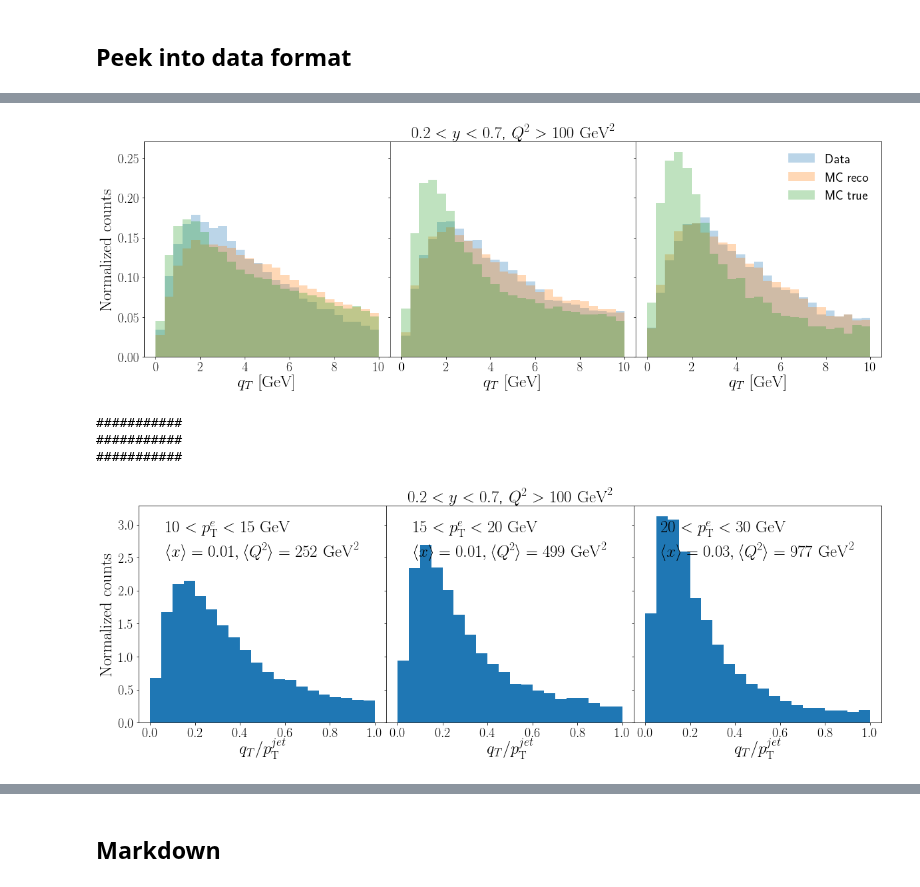
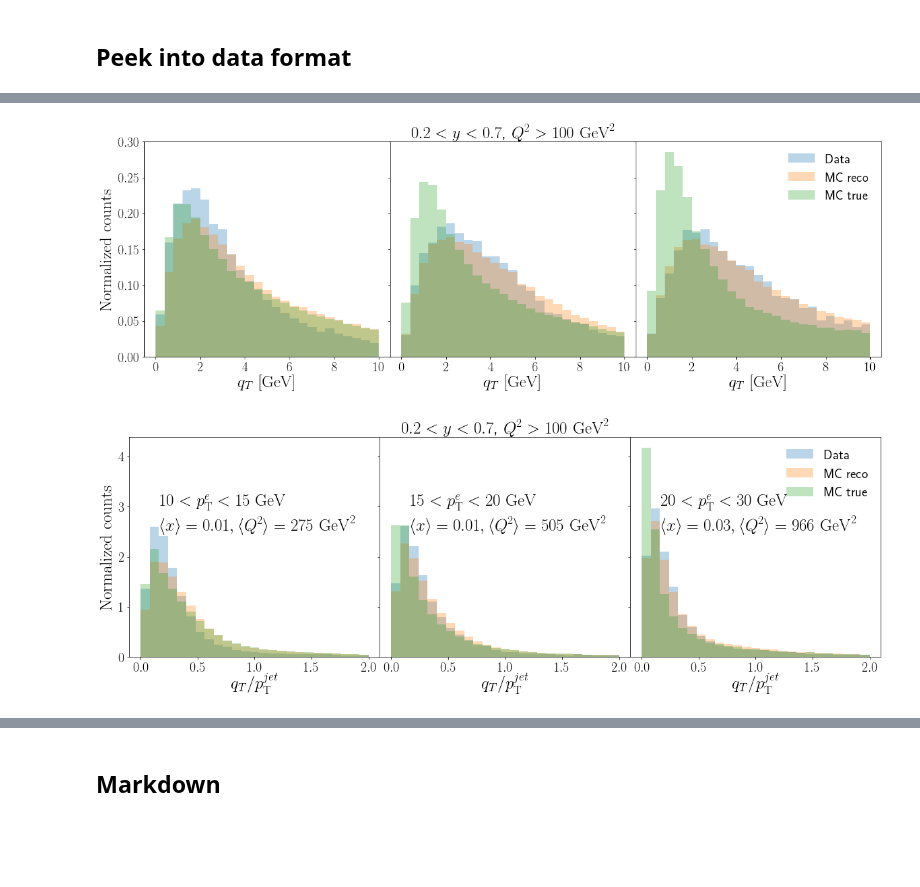
Before and after one commit to miguelignacio/disjets, a Jupyter notebook: disjets.ipynb, the cells around one changed output, grey strips where cells are left out. Drawn from its saved outputs; the diff is of its cells as text; code cells hidden in the pictures; blank space fills up the shorter version.

```diff
--- a/disjets.ipynb
+++ b/disjets.ipynb
@@ -35,6 +35,7 @@ def getJetData(inputFiles, isMC=False):
     scalar.append('x')
     scalar.append('y')
     scalar.append('Q2')
+    scalar.append('vertex_z')
 
     scalar.append('e_eta')
     scalar.append('e_theta')
@@ -46,6 +47,7 @@ def getJetData(inputFiles, isMC=False):
     cols.append('jet_qt')
     cols.append('jet_dphi')
     cols.append('jet_z')
+    cols.append('jet_eta')
 
     if(isMC):
         cols.append('genjet_p')
@@ -53,6 +55,7 @@ def getJetData(inputFiles, isMC=False):
         cols.append('genjet_qt')
         cols.append('genjet_dphi')
         cols.append('genjet_z')
+
 
     lists = scalar
     dataframes = []
@@ -112,10 +117,11 @@ def applyCuts(df):
 # %%
 def applyCutsJets(df,isMC=False):
     temp = df
+    temp = applyCut(temp, 'abs(vertex_z)<25 and vertex_z!=0','abs(vertex_z)<25 and and vertex_z!=0')
     temp = applyCut(temp, '0.2 < y < 0.7', '0.2 < y < 0.7')
     temp = applyCut(temp, 'Q2>150', 'Q2>150')
     temp = applyCut(temp, 'e_pt>10', 'e_pt >10')
-    temp = applyCut(temp, 'jet_pt>5', 'jet_pt>5')
+    temp = applyCut(temp, 'jet_pt>10', 'jet_pt>10')
     #temp = applyCut(temp, 'jet_qt<5', 'jet_qt<5')
 
     #temp = applyCut(temp, 'dphi_e_jet > 2.74', 'dphi_e_jet>3.14159-0.4')
@@ -166,9 +179,6 @@ plt.show()
 # %% [markdown]
 ## Get jet data and apply selection
 # %%
-df_jet      = getJetData(['data.root'])
+df_jet      = getJetData(['boosted_jets.root'])
 df_jet = applyCutsJets(df_jet)
-
-mc_jet = getJetData(['mc.root'],isMC=True)
-mc_jet = applyCutsJets(mc_jet, isMC=True)
 # %% [output]
@@ -185,0 +191,6 @@ jet_pt>5 125072  fraction kept: 100.0
+# %%
+mc_jet = getJetData(['djangoh.root'],isMC=True)
+mc_jet = applyCutsJets(mc_jet, isMC=True)
+
+altmc_jet = getJetData(['djangoh.root'],isMC=True)
+altmc_jet = applyCutsJets(altmc_jet, isMC=True)
@@ -309,42 +339,44 @@ axs[1].set_title(r'$0.2<y<0.7$, $Q^{2}>100$ $\mathrm{GeV}^{2}$',fontsize=25)
 plt.savefig('NC_LeptonJetqt.png', bbox_inches='tight')
 plt.savefig('NC_LeptonJetqt.pdf', bbox_inches='tight')
 # %% [output]
-[figure, old version]
+[figure, new version]
 # %%
 
 from matplotlib import rc
 rc('text', usetex=True)
 
 
 fig, axs = plt.subplots(1, 3,sharey=True, figsize=(20,6), gridspec_kw={'wspace':0, 'hspace':0})
 
 
 for counter,edges in enumerate([(10,15), (15,20),(20,30)]):
 
     df_cut = df_jet.query('e_pt > %2.2f and e_pt<%2.2f'%(edges[0],edges[1]))
-    #printSummary(df_cut)
-    print '###########'
+    axs[counter].hist(df_cut['jet_qtnormjetpt'],bins=25,range=(0,2),normed=True,alpha=0.3,label='Data')
+    #plot MC
+    df_cut = mc_jet.query('e_pt > %2.2f and e_pt<%2.2f'%(edges[0],edges[1]))
+    axs[counter].hist(df_cut['jet_qtnormjetpt'],bins=25,range=(0,2),normed=True,alpha=0.3, label='MC reco')
 
-    axs[counter].hist(df_cut['jet_qtnormjetpt'],bins=20,range=(0,1.0),normed=True)
+    df_cut = mc_jet.query('e_pt > %2.2f and e_pt<%2.2f'%(edges[0],edges[1]))
+    axs[counter].hist(df_cut['genjet_qtnormjetpt'],bins=25,range=(0,2),normed=True,alpha=0.3, label='MC true')
+
 
     axs[counter].xaxis.set_label_text(r'$q_{T}/p_{\mathrm{T}}^{jet}$', fontsize=25)
     axs[0].yaxis.set_label_text(r'$\mathrm{Normalized\ counts}$', fontsize=25)
     axs[counter].tick_params('both',labelsize=20)
     plt.yticks(fontsize=20)
     #axs[counter].text(0.1,3, '$\sqrt{s} = 89 \, \mathrm{GeV}$ \n $0.1 < y < 0.85$ \n $p_T^{jet} > 4 \, \mathrm{GeV/c}$', fontsize=20)
     #plt.legend(prop={'size': 20}, frameon=False, loc='best')
-    axs[counter].text(0.07,2.5, r' $ %2.0f< p_{\mathrm{T}}^{e} < %2.0f$'%(edges[0],edges[1]) + '$\ \mathrm{ GeV}$ \n' +
+    axs[counter].text(0.17,2.5, r' $ %2.0f< p_{\mathrm{T}}^{e} < %2.0f$'%(edges[0],edges[1]) + '$\ \mathrm{ GeV}$ \n' +
                       r'$\langle x \rangle = %2.2f, \langle Q^{2} \rangle = %2.0f \ \mathrm{GeV}^{2}$'%(df_cut['x'].mean(), df_cut['Q2'].mean()), fontsize=25)
 
 axs[1].set_title(r'$0.2<y<0.7$, $Q^{2}>100$ $\mathrm{GeV}^{2}$',fontsize=25)
+plt.legend(prop={'size': 20}, frameon=False, loc='best')
 
 plt.savefig('NC_LeptonJetqtoverjetpt.png', bbox_inches='tight')
 plt.savefig('NC_LeptonJetqtoverjetpt.pdf', bbox_inches='tight')
 # %% [output]
-###########
-###########
-###########
-[figure, old version]
+[figure, new version]
 # %%
 rc('text', usetex=True)
 
```
Also changed, not shown: parts of 42 cells of this notebook.
